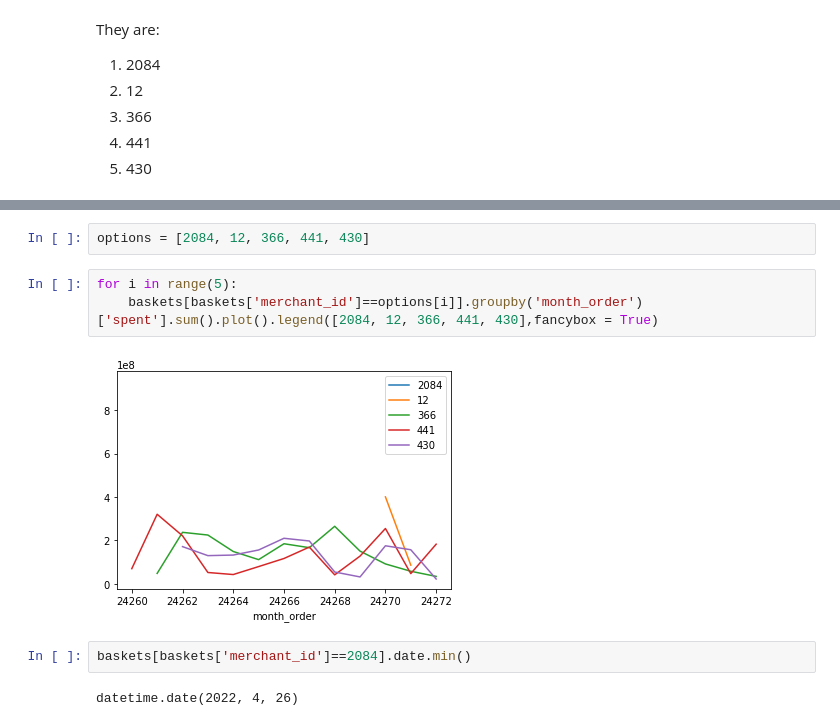
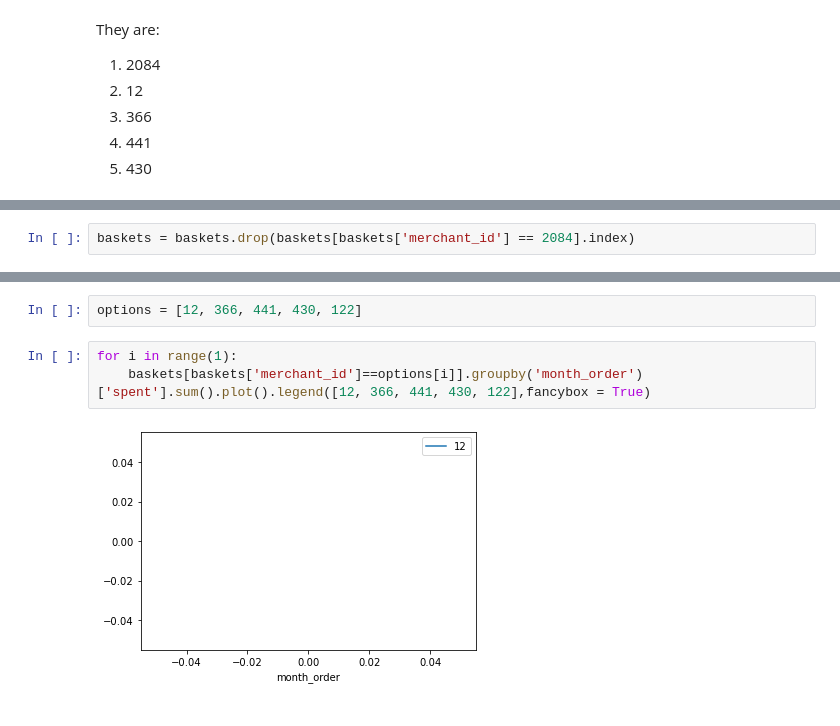
Before and after one commit to graceflitsch/DataScience, a Jupyter notebook: GNB3.ipynb, the cells around one changed output, grey strips where cells are left out. Cells and saved outputs as stored; diff of their text form.

```diff
--- a/GNB3.ipynb
+++ b/GNB3.ipynb
@@ -386,0 +401,2 @@ Let's plot their spending.
+# %%
+baskets = baskets.drop(baskets[baskets['merchant_id'] == 2084].index)
@@ -387,11 +423,7 @@ Let's plot their spending.
 # %%
-options = [2084, 12, 366, 441, 430]
+options = [12, 366, 441, 430, 122]
 # %%
-for i in range(5):
-    baskets[baskets['merchant_id']==options[i]].groupby('month_order')['spent'].sum().plot().legend([2084, 12, 366, 441, 430],fancybox = True)
+for i in range(1):
+    baskets[baskets['merchant_id']==options[i]].groupby('month_order')['spent'].sum().plot().legend([12, 366, 441, 430, 122],fancybox = True)
 # %% [output]
-[figure, old version]
+[figure, new version]
-# %%
-baskets[baskets['merchant_id']==2084].date.min()
-# %% [output]
-datetime.date(2022, 4, 26)
```
Also changed, not shown: parts of 10 cells of this notebook.
